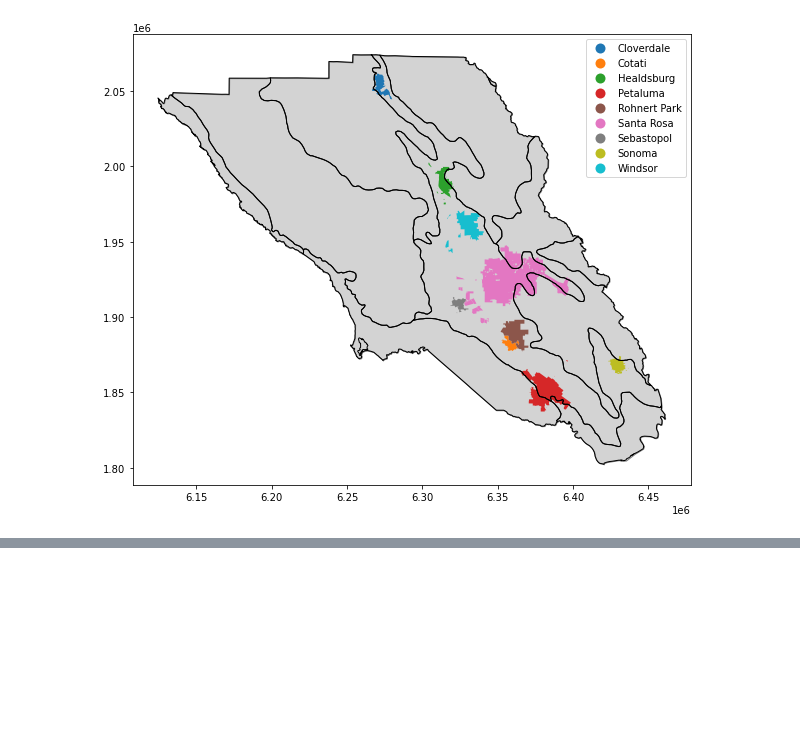
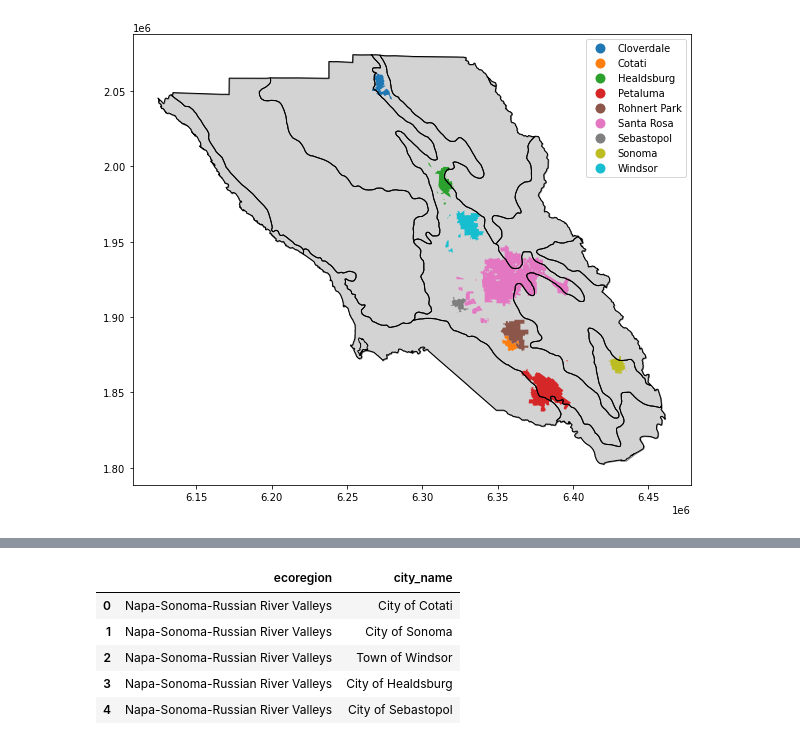
Before and after one commit to acmarley-erg/soco_resilience, a Jupyter notebook: py/zone_stats.ipynb, the cells around one changed output, grey strips where cells are left out. Saved outputs shown, nothing was run; the diff lists cells and outputs as text; code cells hidden in the pictures; blank space fills up the shorter version.

```diff
--- a/py/zone_stats.ipynb
+++ b/py/zone_stats.ipynb
@@ -344,0 +386,11 @@ ecoregions_simp.plot(ax=ax, color = "None")
+# %%
+# combine into one csv
+all_cities_zones = pd.concat([inc_cities_zones_simp, uninc_cities_zones_simp])
+all_cities_zones.head()
+# %% [output]
+|  | ecoregion | city_name |
+| 0 | Napa-Sonoma-Russian River Valleys | City of Cotati |
+| 1 | Napa-Sonoma-Russian River Valleys | City of Sonoma |
+| 2 | Napa-Sonoma-Russian River Valleys | Town of Windsor |
+| 3 | Napa-Sonoma-Russian River Valleys | City of Healdsburg |
+| 4 | Napa-Sonoma-Russian River Valleys | City of Sebastopol |
```
Also changed, not shown: parts of 13 cells of this notebook.
